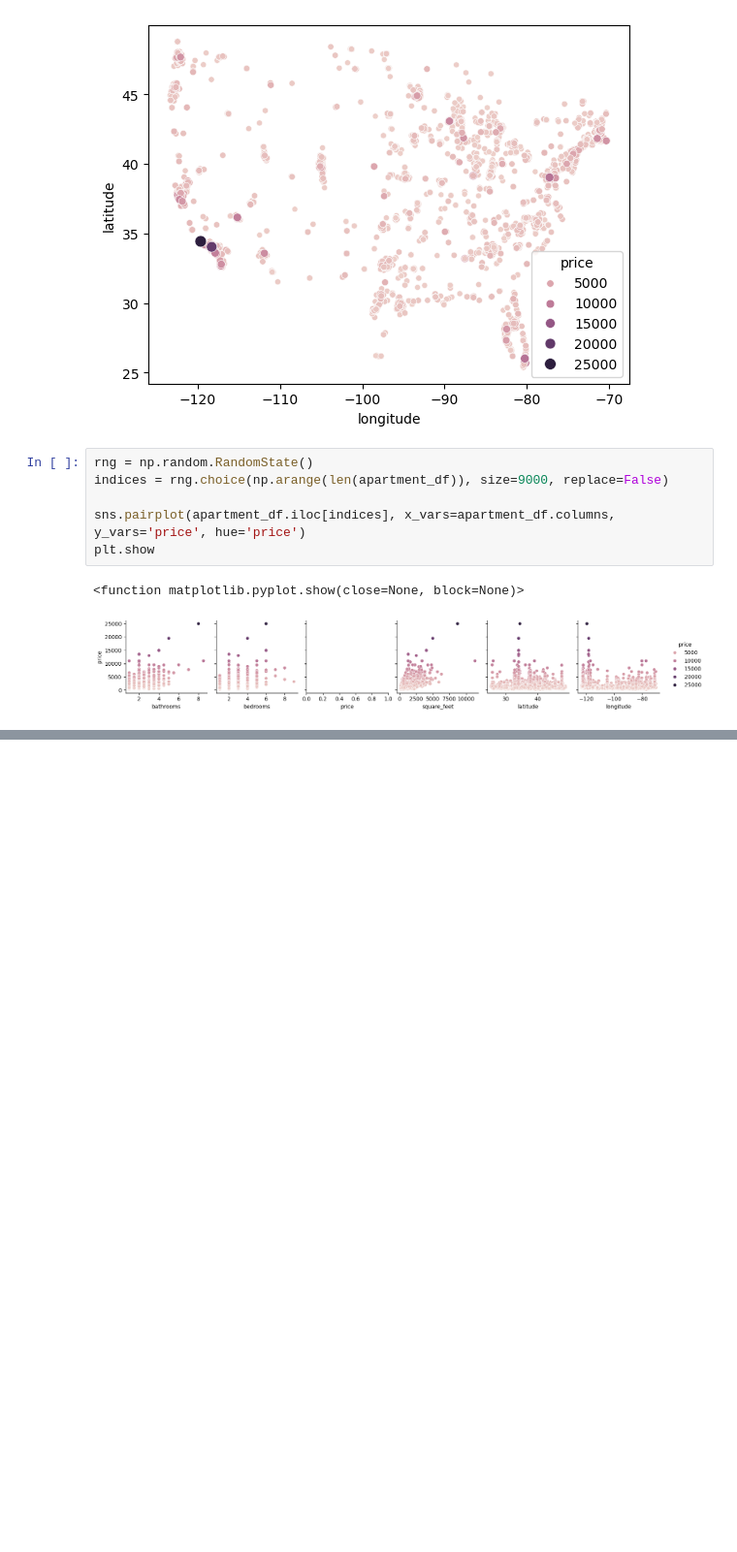
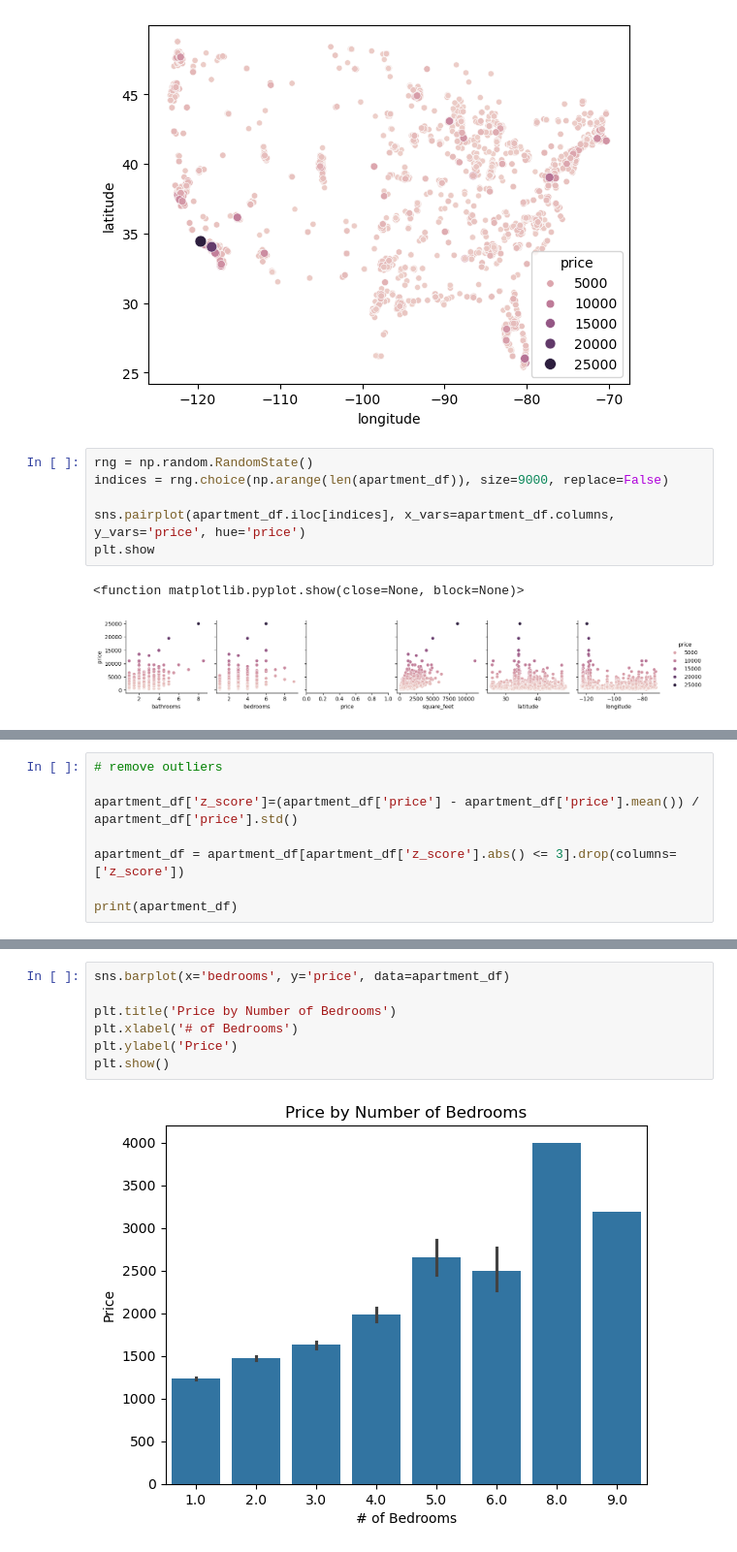
Before and after one commit to metro7/ML-Final-Project, a Jupyter notebook: ML-Final-Project.ipynb, the cells around one changed output, grey strips where cells are left out. Shown at 97% size. Cells and saved outputs as stored; diff of their text form; blank space fills up the shorter version.

```diff
--- a/ML-Final-Project.ipynb
+++ b/ML-Final-Project.ipynb
@@ -126,0 +150,8 @@ plt.show
+# %%
+# remove outliers
+
+apartment_df['z_score']=(apartment_df['price'] - apartment_df['price'].mean()) / apartment_df['price'].std()
+
+apartment_df = apartment_df[apartment_df['z_score'].abs() <= 3].drop(columns=['z_score'])
+
+print(apartment_df)
@@ -126,0 +173,9 @@ plt.show
+# %%
+sns.barplot(x='bedrooms', y='price', data=apartment_df)
+
+plt.title('Price by Number of Bedrooms')
+plt.xlabel('# of Bedrooms')
+plt.ylabel('Price')
+plt.show()
+# %% [output]
+[figure, added]
```
Also changed, not shown: parts of 5 cells of this notebook.
